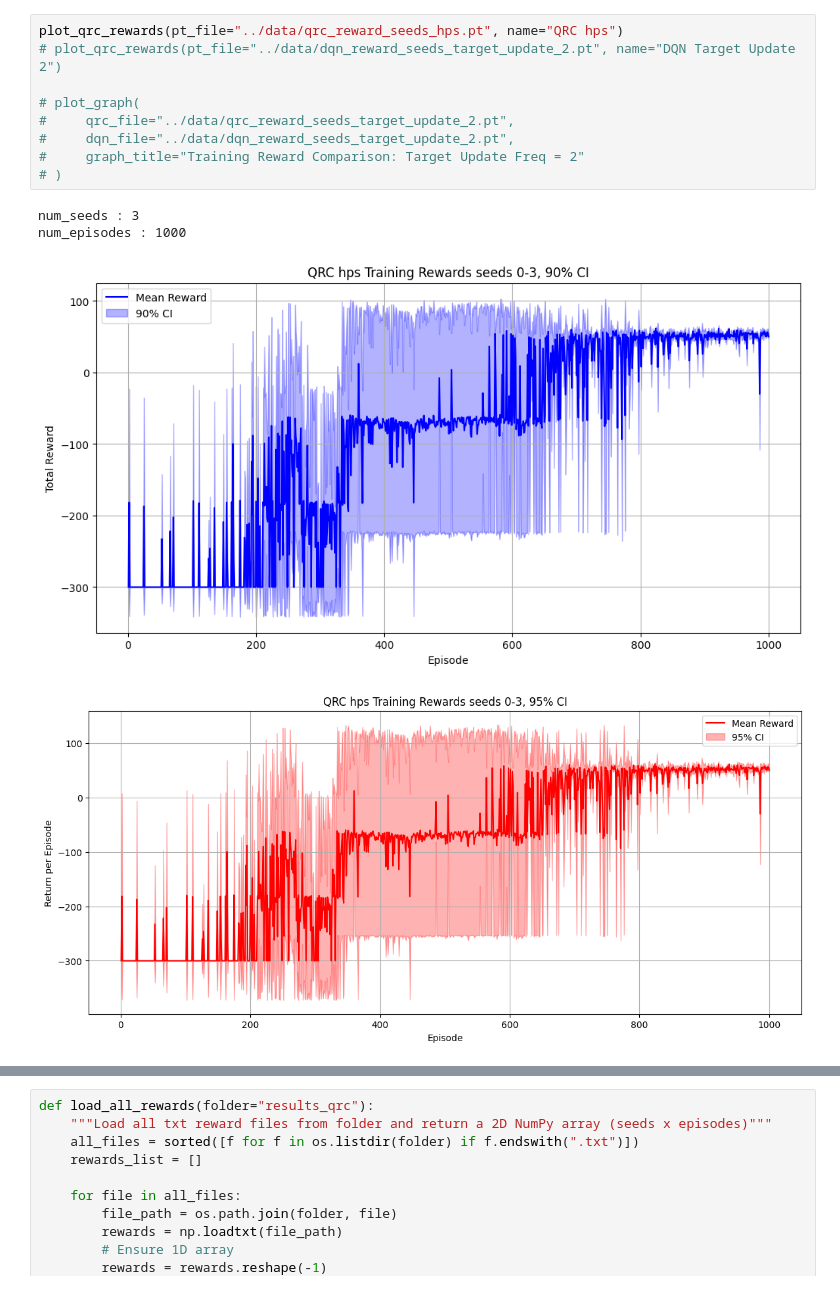
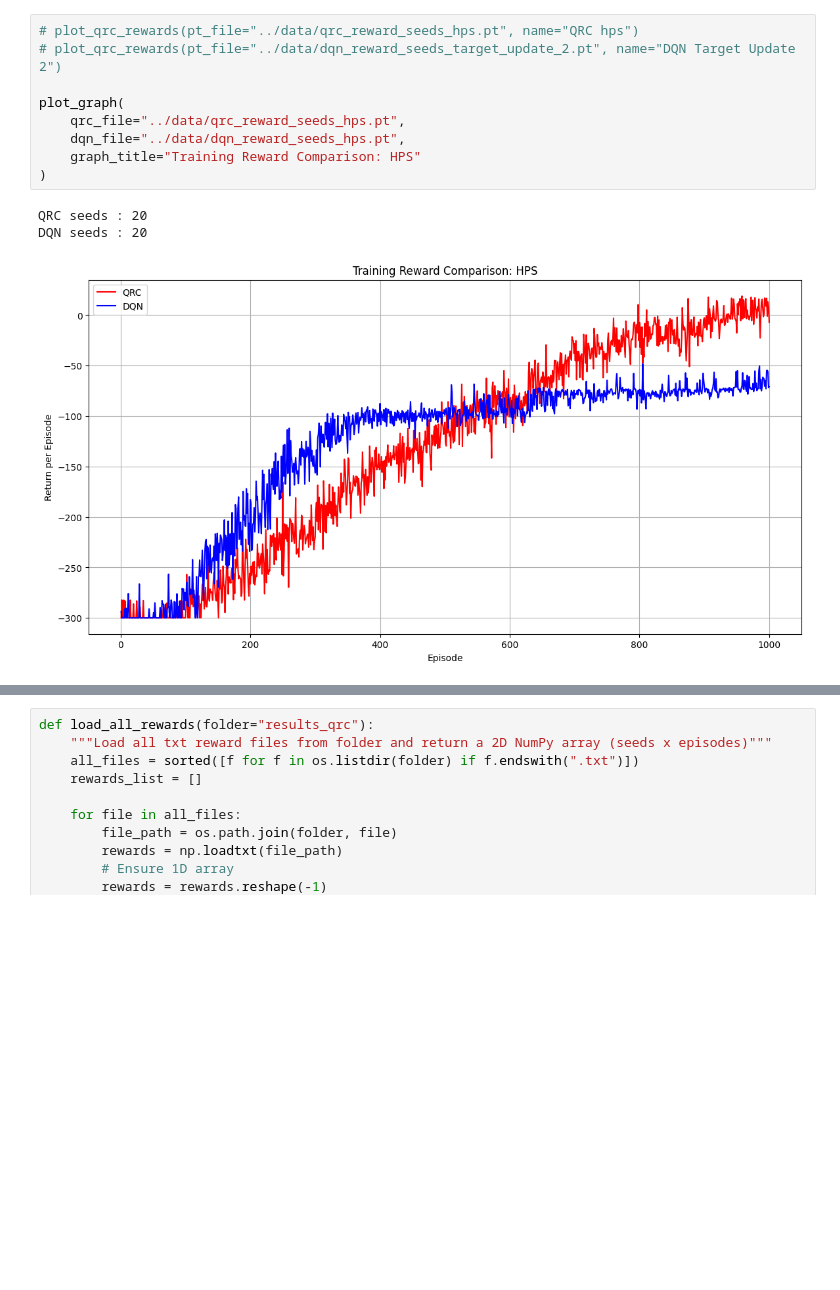
Before and after one commit to LukasOttenhof/DQN-vs-QRC, a Jupyter notebook: Analysis/QRC_analysis.ipynb, the cells around one changed output, grey strips where cells are left out. Saved outputs shown, nothing was run; the diff lists cells and outputs as text; blank space fills up the shorter version.

```diff
--- a/Analysis/QRC_analysis.ipynb
+++ b/Analysis/QRC_analysis.ipynb
@@ -149,14 +109,13 @@ DQN seeds : 250
 # %%
-plot_qrc_rewards(pt_file="../data/qrc_reward_seeds_hps.pt", name="QRC hps")
+# plot_qrc_rewards(pt_file="../data/qrc_reward_seeds_hps.pt", name="QRC hps")
 # plot_qrc_rewards(pt_file="../data/dqn_reward_seeds_target_update_2.pt", name="DQN Target Update 2")
 
-# plot_graph(
-#     qrc_file="../data/qrc_reward_seeds_target_update_2.pt",
-#     dqn_file="../data/dqn_reward_seeds_target_update_2.pt",
-#     graph_title="Training Reward Comparison: Target Update Freq = 2"
-# )
+plot_graph(
+    qrc_file="../data/qrc_reward_seeds_hps.pt",
+    dqn_file="../data/dqn_reward_seeds_hps.pt",
+    graph_title="Training Reward Comparison: HPS"
+)
 # %% [output]
-num_seeds : 3
-num_episodes : 1000
+QRC seeds : 20
+DQN seeds : 20
-[figure, old version]
+[figure, new version]
-[figure, removed]
```
Also changed, not shown: parts of 8 cells of this notebook, 40 other files.
